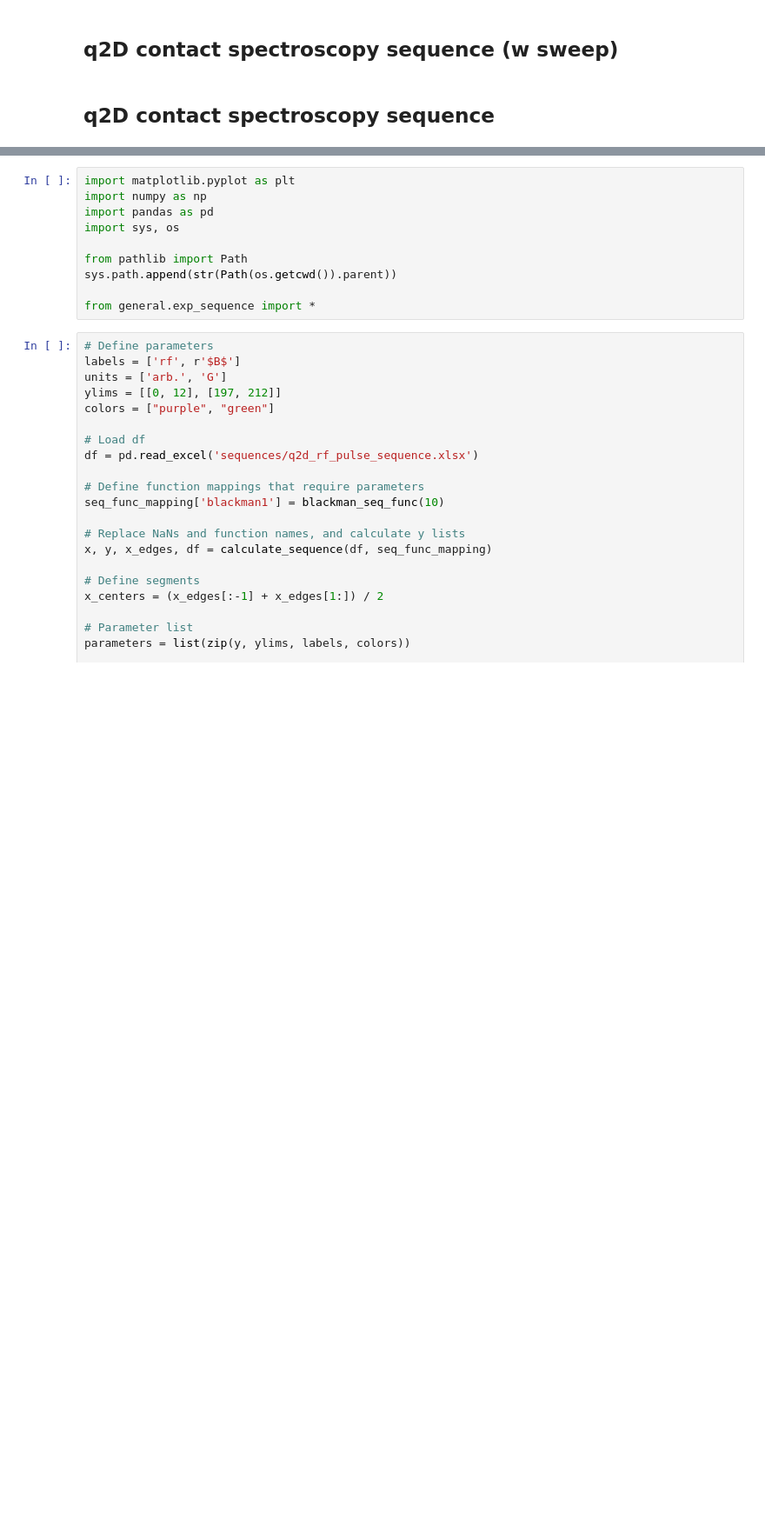
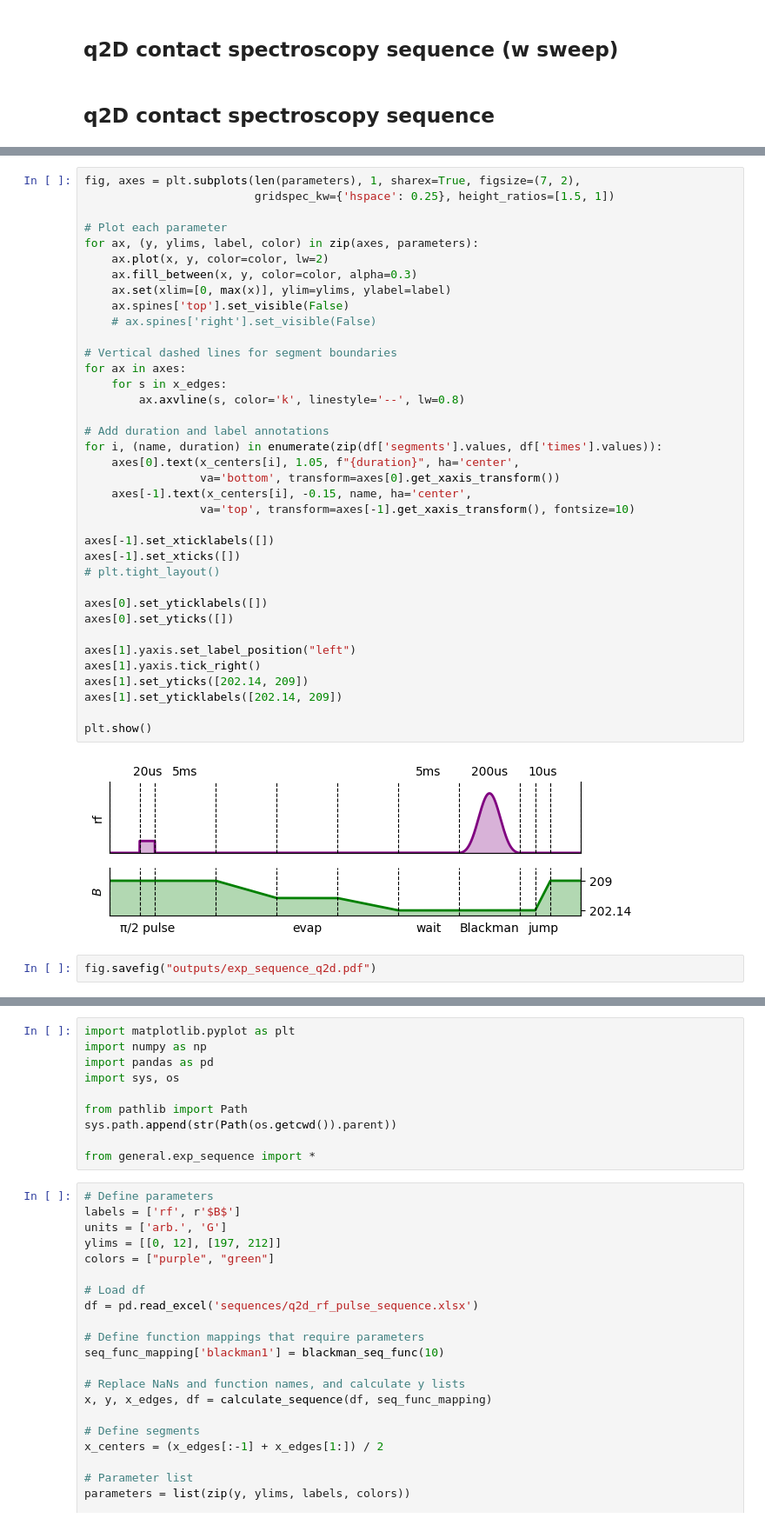
Before and after one commit to colinjdale/ChiPyLab, a Jupyter notebook: examples/plot_exp_sequence.ipynb, the cells around one changed output, grey strips where cells are left out. Shown at 87% size. Saved outputs shown, nothing was run; the diff lists cells and outputs as text; blank space fills up the shorter version.

```diff
--- a/examples/plot_exp_sequence.ipynb
+++ b/examples/plot_exp_sequence.ipynb
@@ -11,0 +49,41 @@ ChatGPT was used to create an outline of the code, which was then heavily modifi
+# %%
+fig, axes = plt.subplots(len(parameters), 1, sharex=True, figsize=(7, 2),
+                         gridspec_kw={'hspace': 0.25}, height_ratios=[1.5, 1])
+
+# Plot each parameter
+for ax, (y, ylims, label, color) in zip(axes, parameters):
+    ax.plot(x, y, color=color, lw=2)
+    ax.fill_between(x, y, color=color, alpha=0.3)
+    ax.set(xlim=[0, max(x)], ylim=ylims, ylabel=label)
+    ax.spines['top'].set_visible(False)
+    # ax.spines['right'].set_visible(False)
+
+# Vertical dashed lines for segment boundaries
+for ax in axes:
+    for s in x_edges:
+        ax.axvline(s, color='k', linestyle='--', lw=0.8)
+
+# Add duration and label annotations
+for i, (name, duration) in enumerate(zip(df['segments'].values, df['times'].values)):
+    axes[0].text(x_centers[i], 1.05, f"{duration}", ha='center',
+                 va='bottom', transform=axes[0].get_xaxis_transform())
+    axes[-1].text(x_centers[i], -0.15, name, ha='center',
+                 va='top', transform=axes[-1].get_xaxis_transform(), fontsize=10)
+
+axes[-1].set_xticklabels([])
+axes[-1].set_xticks([])
+# plt.tight_layout()
+
+axes[0].set_yticklabels([])
+axes[0].set_yticks([])
+
+axes[1].yaxis.set_label_position("left")
+axes[1].yaxis.tick_right()
+axes[1].set_yticks([202.14, 209])
+axes[1].set_yticklabels([202.14, 209])
+
+plt.show()
+# %% [output]
+[figure, added]
+# %%
+fig.savefig("outputs/exp_sequence_q2d.pdf")
```
Also changed, not shown: parts of 16 cells of this notebook, 1 other file.
